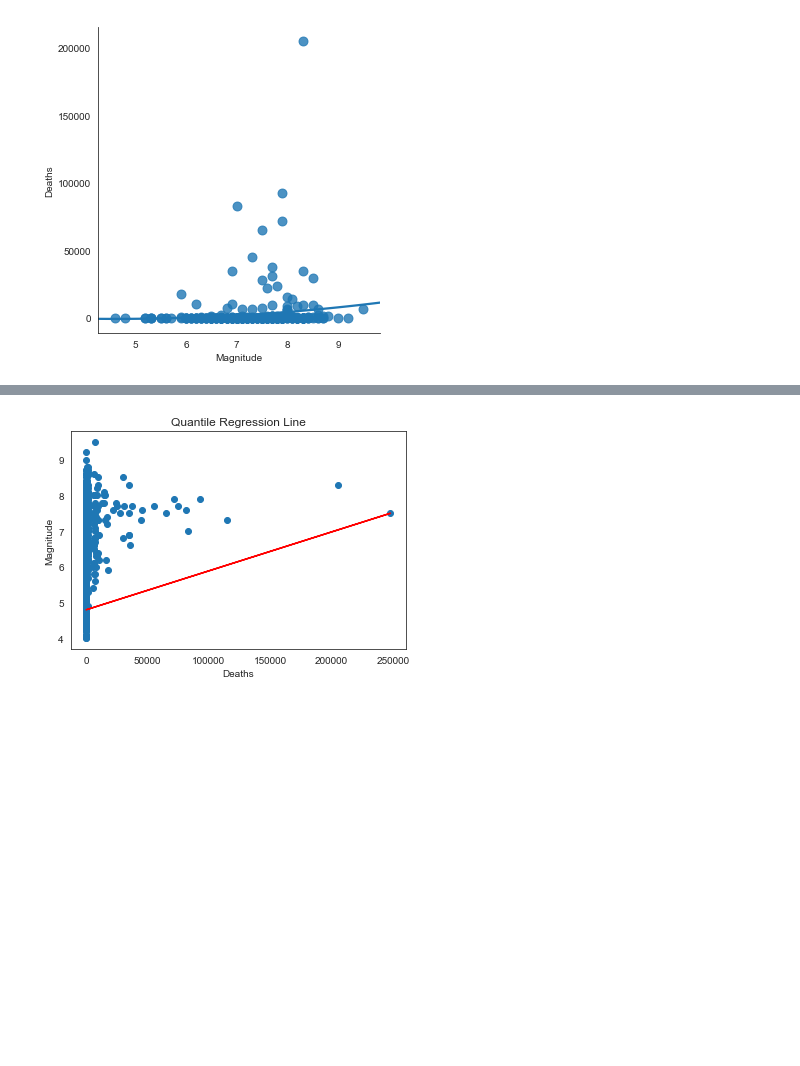
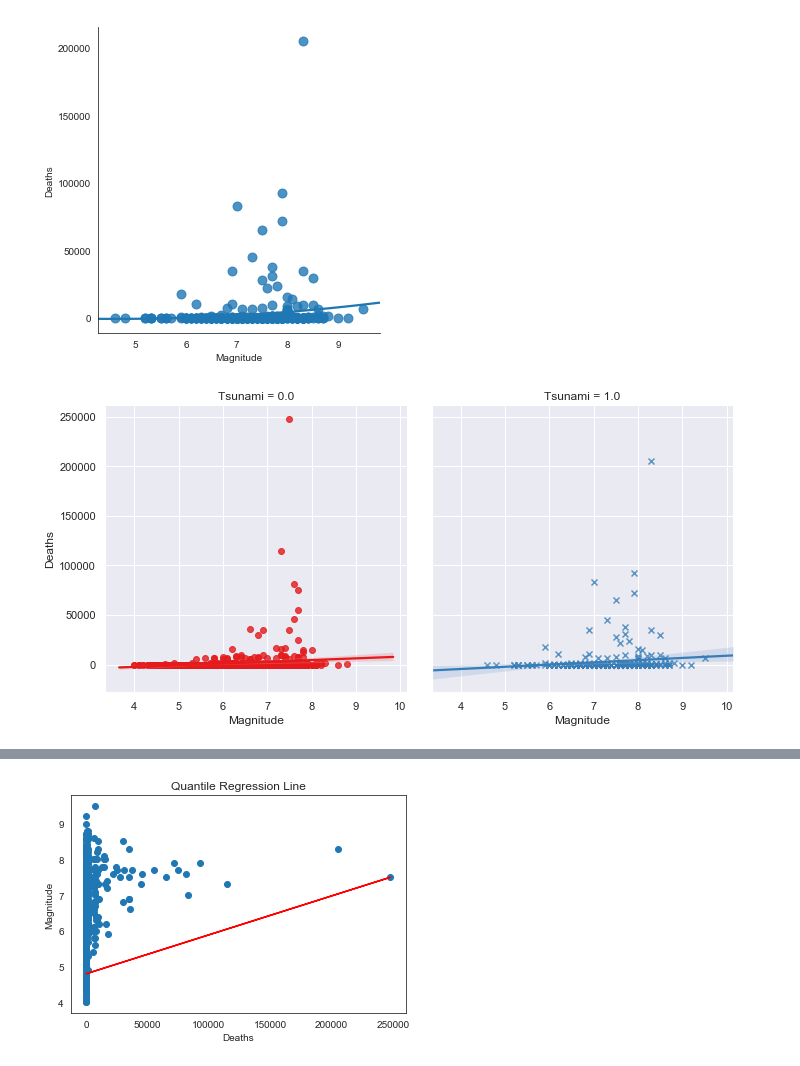
Before and after one commit to labs13-quake-viewer/ds-notebooks, a Jupyter notebook: Plots.ipynb, the cells around one changed output, grey strips where cells are left out. Drawn from its saved outputs; the diff is of its cells as text; code cells hidden in the pictures; blank space fills up the shorter version.

```diff
--- a/Plots.ipynb
+++ b/Plots.ipynb
@@ -470,3 +470,10 @@ sns.lmplot(x="Magnitude", y="Deaths", data=damage.query("Tsunami == 1"),
            order=2, ci=None, scatter_kws={"s": 80});
 # %% [output]
 [figure]
+# %%
+# Plot just to show Magnitude related to Deaths with and without a Tsunami generated
+
+sns.set(style='darkgrid')
+sns.lmplot(x="Magnitude", y="Deaths", hue="Tsunami", col="Tsunami", data=damage,  markers=["o", "x"], palette="Set1");
+# %% [output]
+[figure, added]
```
Also changed, not shown: parts of 11 cells of this notebook.
